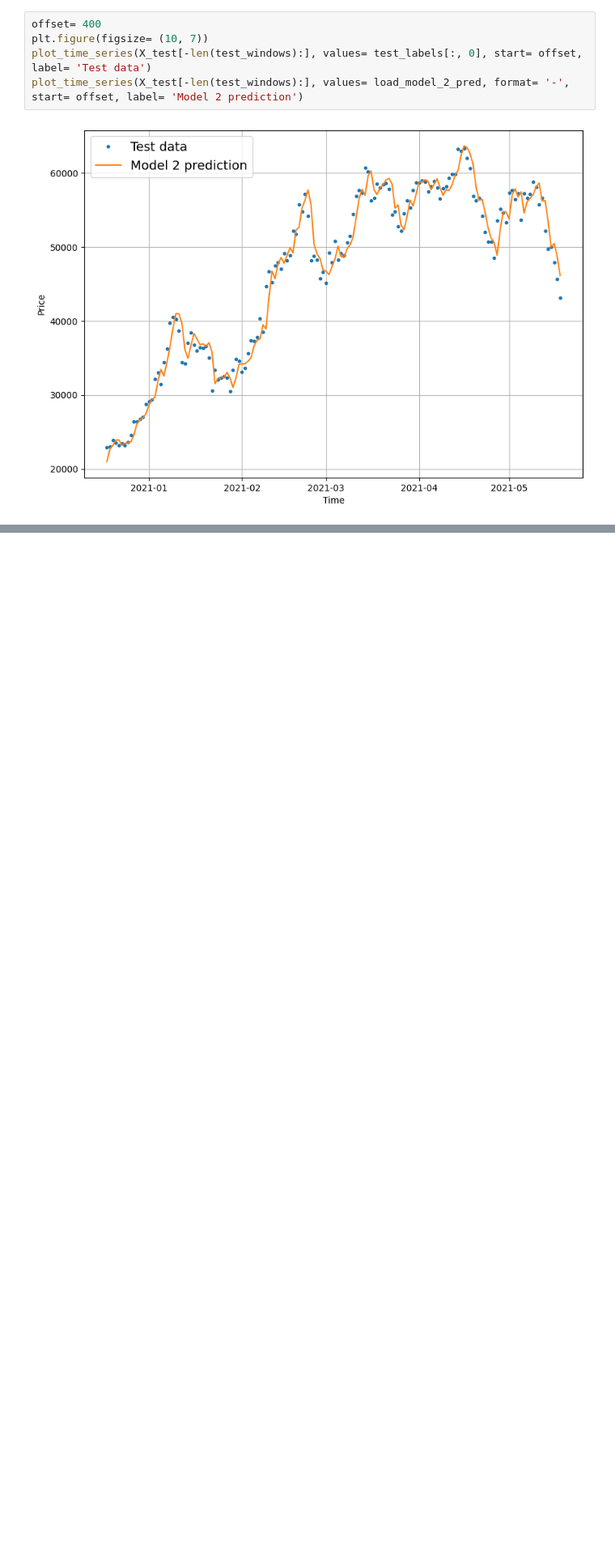
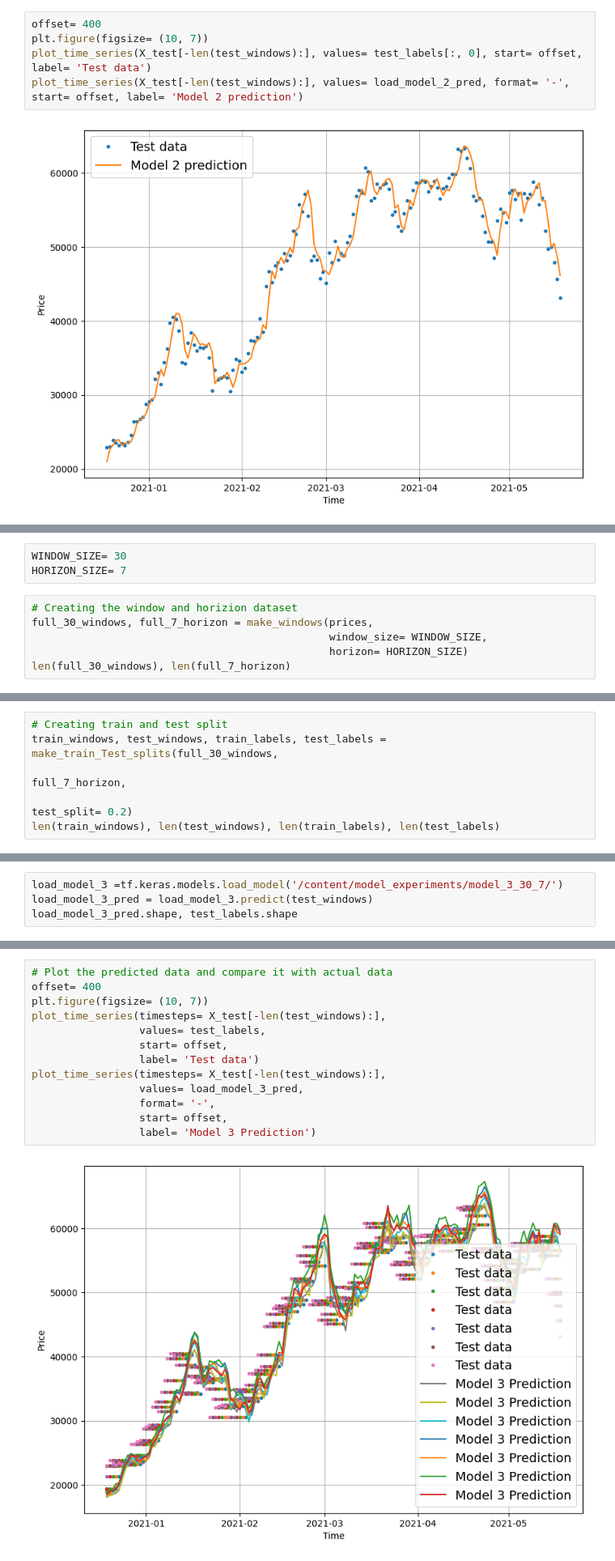
Before and after one commit to klsharma22/TensorflowCertifcationCourse, a Jupyter notebook: 10_time_series_forecasting_with_tensorflow.ipynb, the cells around one changed output, grey strips where cells are left out. Shown: that part at 81% size. Drawn from its saved outputs; the diff is of its cells as text; blank space fills up the shorter version.

Commit message:
Created, trained and evaluated model 3 with 30 windows and 7 horizons

```diff
--- a/10_time_series_forecasting_with_tensorflow.ipynb
+++ b/10_time_series_forecasting_with_tensorflow.ipynb
@@ -781,0 +799,9 @@ plot_time_series(X_test[-len(test_windows):], values= load_model_2_pred, format=
+# %%
+WINDOW_SIZE= 30
+HORIZON_SIZE= 7
+# %%
+# Creating the window and horizion dataset
+full_30_windows, full_7_horizon = make_windows(prices,
+                                               window_size= WINDOW_SIZE,
+                                               horizon= HORIZON_SIZE)
+len(full_30_windows), len(full_7_horizon)
@@ -781,0 +830,6 @@ plot_time_series(X_test[-len(test_windows):], values= load_model_2_pred, format=
+# %%
+# Creating train and test split
+train_windows, test_windows, train_labels, test_labels = make_train_Test_splits(full_30_windows,
+                                                                                full_7_horizon,
+                                                                                test_split= 0.2)
+len(train_windows), len(test_windows), len(train_labels), len(test_labels)
@@ -781,0 +897,4 @@ plot_time_series(X_test[-len(test_windows):], values= load_model_2_pred, format=
+# %%
+load_model_3 =tf.keras.models.load_model('/content/model_experiments/model_3_30_7/')
+load_model_3_pred = load_model_3.predict(test_windows)
+load_model_3_pred.shape, test_labels.shape
@@ -781,0 +920,15 @@ plot_time_series(X_test[-len(test_windows):], values= load_model_2_pred, format=
+# %%
+# Plot the predicted data and compare it with actual data
+offset= 400
+plt.figure(figsize= (10, 7))
+plot_time_series(timesteps= X_test[-len(test_windows):],
+                 values= test_labels,
+                 start= offset,
+                 label= 'Test data')
+plot_time_series(timesteps= X_test[-len(test_windows):],
+                 values= load_model_3_pred,
+                 format= '-',
+                 start= offset,
+                 label= 'Model 3 Prediction')
+# %% [output]
+[figure, added]
```
Also changed, not shown: parts of 13 cells of this notebook.
